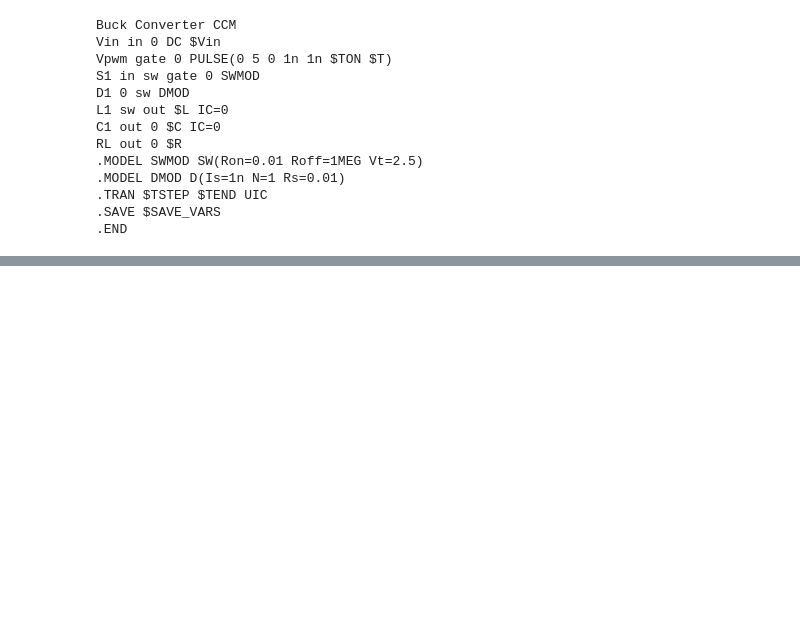
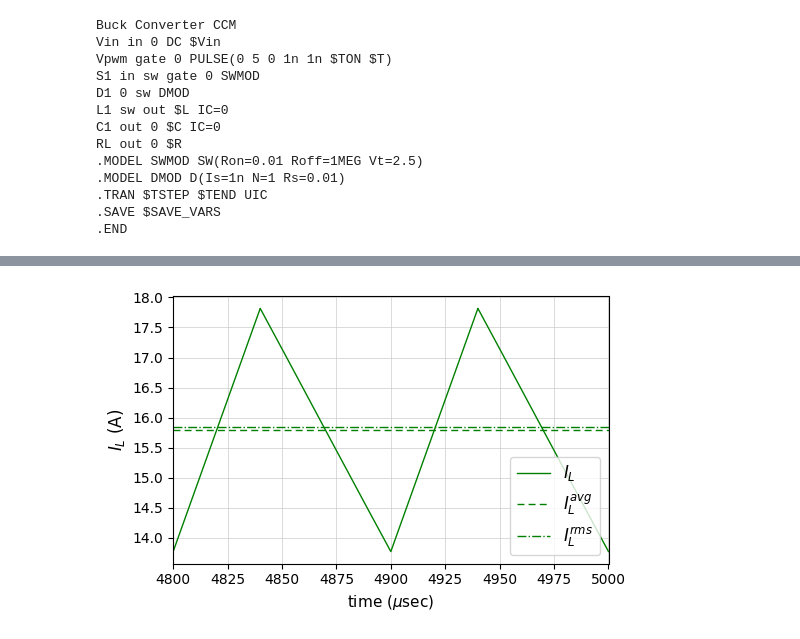
Before and after one commit to arsalan9702/ngspice-internship, a Jupyter notebook: notebooks/buck_ccm/buck_ccm.ipynb, the cells around one changed output, grey strips where cells are left out. Saved outputs shown, nothing was run; the diff lists cells and outputs as text; code cells hidden in the pictures; blank space fills up the shorter version.

```diff
--- a/notebooks/buck_ccm/buck_ccm.ipynb
+++ b/notebooks/buck_ccm/buck_ccm.ipynb
@@ -79,5 +95,5 @@ buck_ccm.in is ready for use
 # %%
-calc.run_ngspice('buck_ccm.in')
+calc.run_ngspice('buck_ccm.cir')
 # %% [output]
 Note: No compatibility mode selected!
 
@@ -100,6 +116,6 @@ Library pages =    1.879 MB.
 # %%
 import numpy as np
 
-s = calc.slv('buck_ccm.in')
+s = calc.slv('buck_ccm.cir')
 print("Variables: ", s.variables())
 # %% [output]
@@ -161,0 +199,32 @@ Vout_avg:  0.0000E+00
+# %%
+
+mask  = t1 >= t_start_ss
+t_plt = t1[mask] * 1e6   # convert to microseconds
+IL_plt = IL[mask]
+
+color1 = 'green'
+color2 = 'crimson'
+color3 = 'goldenrod'
+color4 = 'blue'
+
+fig, ax = plt.subplots(figsize=(5.5, 3.5))
+plt.subplots_adjust(wspace=0, hspace=0.0)
+ax.grid(color='#CCCCCC', linestyle='solid', linewidth=0.5)
+ax.set_xlim(left=t_plt[0], right=t_plt[-1])
+
+ax.plot(t_plt, IL_plt,    color=color1, linewidth=1.0, label=r'$I_L$')
+ax.axhline(y=l_IL[0],    color=color1, linewidth=1.0, label=r'$I_L^{avg}$',
+           linestyle='--', dashes=(5, 3))
+ax.axhline(y=l_IL[1],    color=color1, linewidth=1.0, label=r'$I_L^{rms}$',
+           linestyle='-.')
+
+ax.set_xlabel(r'time ($\mu$sec)', fontsize=11)
+ax.set_ylabel(r'$I_L$ (A)', fontsize=12)
+ax.legend(loc='lower right', frameon=True, fontsize=10,
+          markerfirst=True, markerscale=1.0, labelspacing=0.5,
+          columnspacing=2.0, prop={'size': 12})
+
+plt.tight_layout()
+plt.show()
+# %% [output]
+[figure, added]
```
Also changed, not shown: parts of 7 cells of this notebook, 19 other files.
